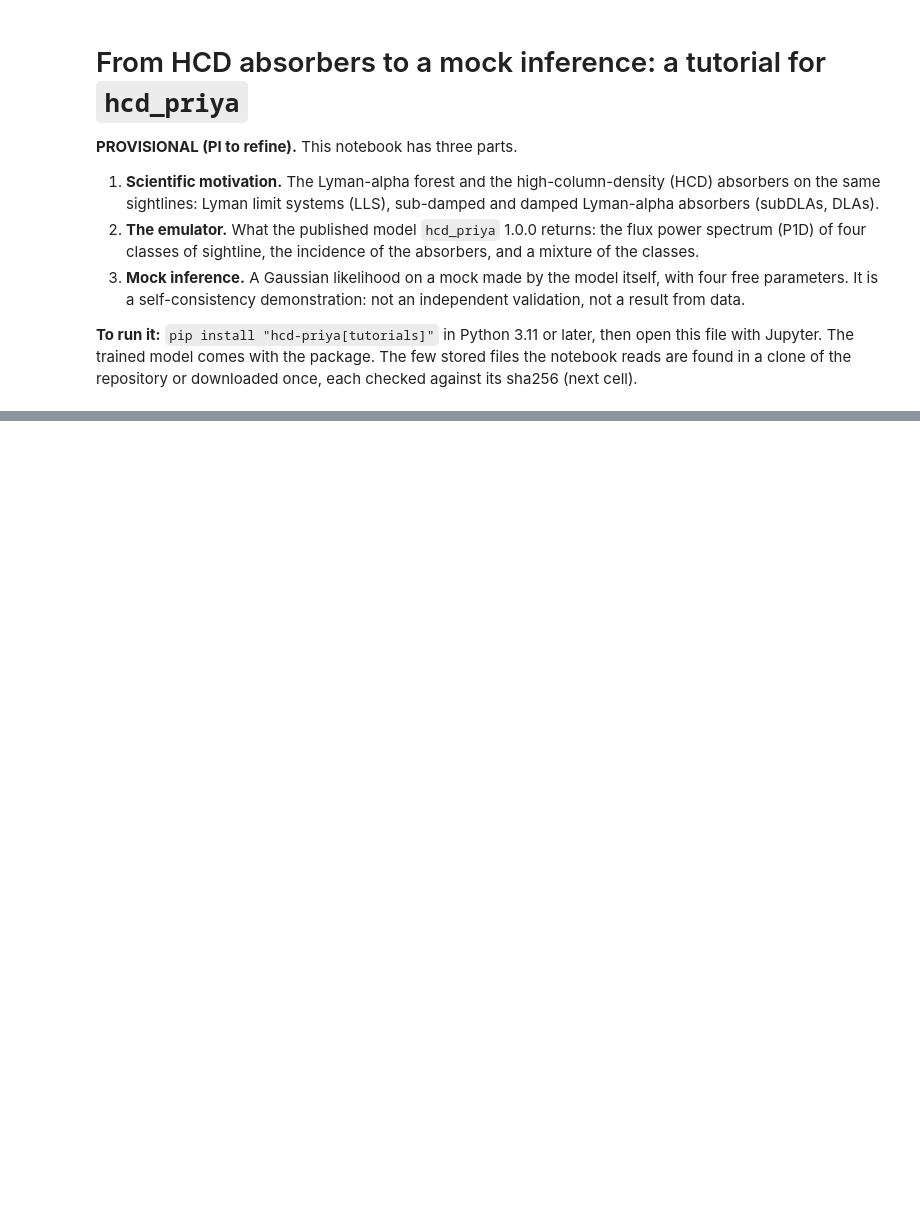
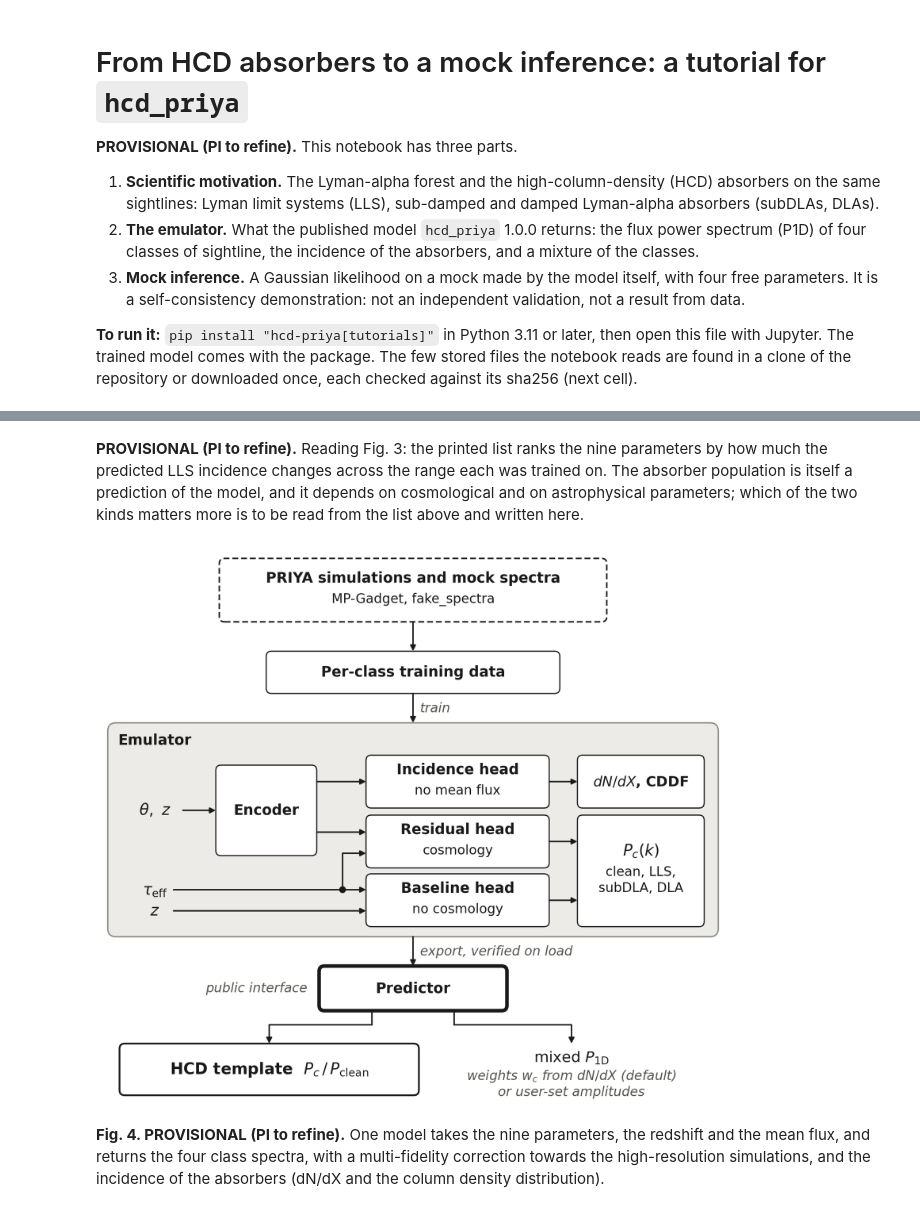
Before and after one commit to jibanCat/hcd_priya, a Jupyter notebook: notebooks/tutorial/hcd_priya_tutorial.ipynb, the cells around one changed output, grey strips where cells are left out. Cells and saved outputs as stored; diff of their text form; code cells hidden in the pictures; blank space fills up the shorter version.

```diff
--- a/notebooks/tutorial/hcd_priya_tutorial.ipynb
+++ b/notebooks/tutorial/hcd_priya_tutorial.ipynb
@@ -135,0 +398,16 @@ print(len(ASSETS), "stored files are pinned by sha256")
+# %% [markdown]
+**PROVISIONAL (PI to refine).** Reading Fig. 3: the printed list ranks the nine parameters by how much the
+predicted LLS incidence changes across the range each was trained on. The absorber population is itself a
+prediction of the model, and it depends on cosmological and on astrophysical parameters; which of the two kinds
+matters more is to be read from the list above and written here.
+# %%
+# Fig. 4. How the emulator is built (the schematic of the manuscript; assets/figures/PROVENANCE.md in the repository).
+from IPython.display import Image, display
+
+display(Image(filename=str(tutorial_file("notebooks/tutorial/assets/figures/joss_architecture.png")), width=900))
+# %% [output]
+[figure, added]
+# %% [markdown]
+**Fig. 4. PROVISIONAL (PI to refine).** One model takes the nine parameters, the redshift and the mean flux, and
+returns the four class spectra, with a multi-fidelity correction towards the high-resolution simulations, and the
+incidence of the absorbers (dN/dX and the column density distribution).
```
Also changed, not shown: parts of 26 cells of this notebook, 3 other files.
